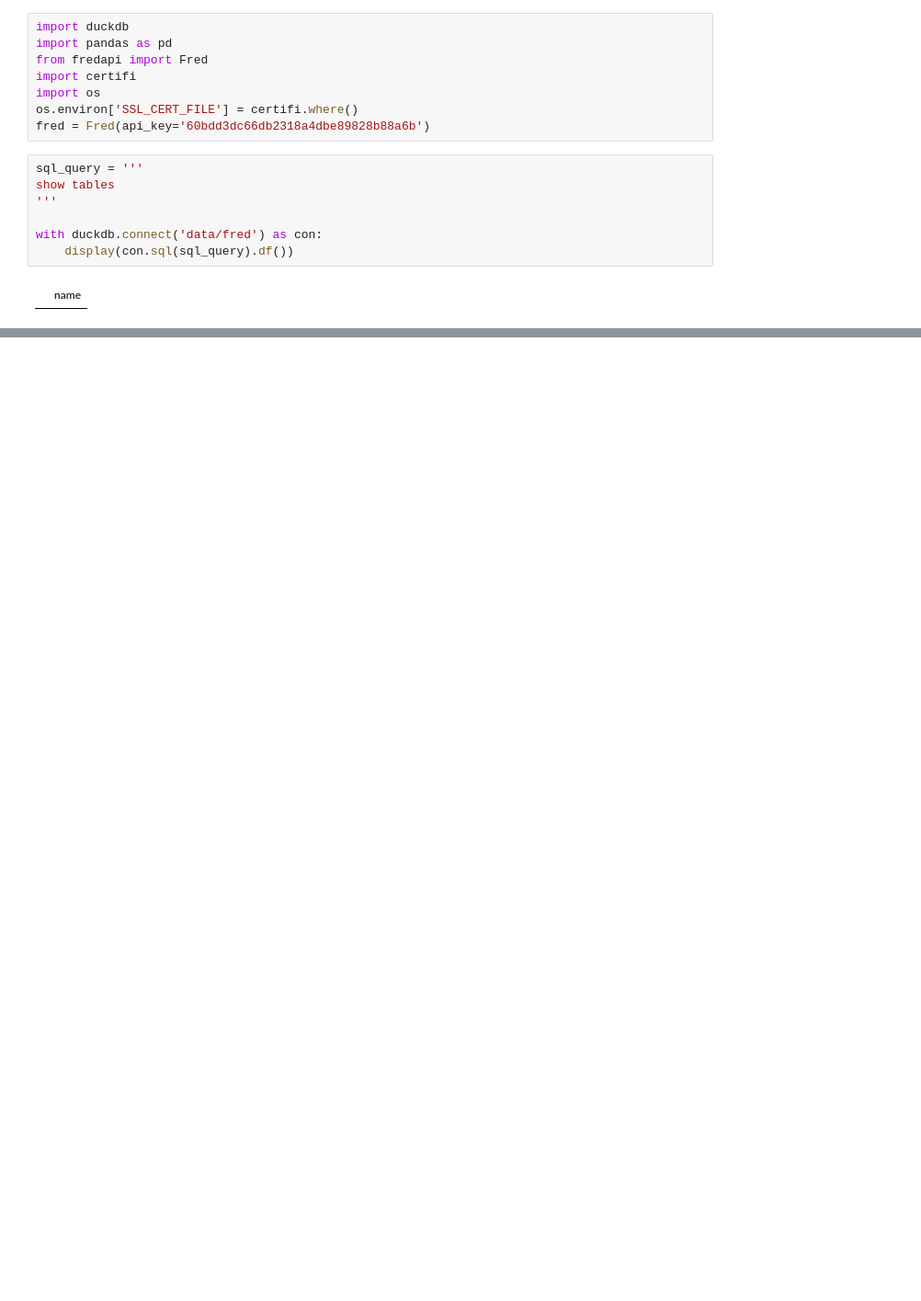
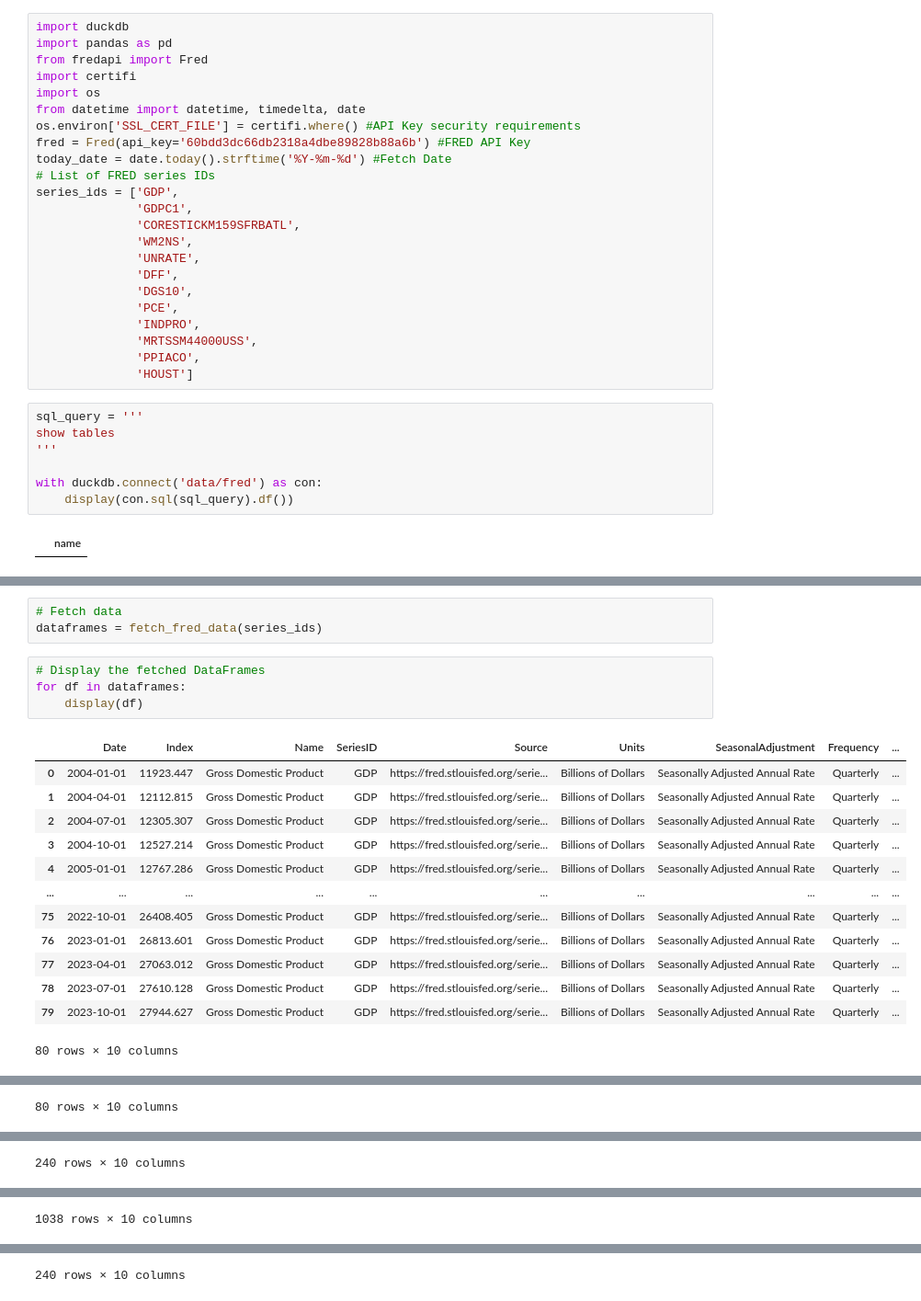
Before and after one commit to jeffreyablack1/FREDDataProject, a Jupyter notebook: run_sql_queries_here.ipynb, the cells around one changed output, grey strips where cells are left out. Shown at 92% size. Drawn from its saved outputs; the diff is of its cells as text; blank space fills up the shorter version.

Commit message:
Build Function for Constructing Dataframes

```diff
--- a/run_sql_queries_here.ipynb
+++ b/run_sql_queries_here.ipynb
@@ -4,8 +4,23 @@ import pandas as pd
 from fredapi import Fred
 import certifi
 import os
-os.environ['SSL_CERT_FILE'] = certifi.where()
-fred = Fred(api_key='60bdd3dc66db2318a4dbe89828b88a6b')
+from datetime import datetime, timedelta, date
+os.environ['SSL_CERT_FILE'] = certifi.where() #API Key security requirements
+fred = Fred(api_key='60bdd3dc66db2318a4dbe89828b88a6b') #FRED API Key
+today_date = date.today().strftime('%Y-%m-%d') #Fetch Date
+# List of FRED series IDs
+series_ids = ['GDP',
+              'GDPC1',
+              'CORESTICKM159SFRBATL',
+              'WM2NS',
+              'UNRATE',
+              'DFF',
+              'DGS10',
+              'PCE',
+              'INDPRO',
+              'MRTSSM44000USS',
+              'PPIACO',
+              'HOUST']
 # %%
 sql_query = '''
 show tables
@@ -195,0 +123,21 @@ DFF_DF
+# %%
+# Fetch data
+dataframes = fetch_fred_data(series_ids)
+# %%
+# Display the fetched DataFrames
+for df in dataframes:
+    display(df)
+# %% [output]
+|  | Date | Index | Name | SeriesID | Source | Units | SeasonalAdjustment | Frequency | ... |
+| 0 | 2004-01-01 | 11923.447 | Gross Domestic Product | GDP | https://fred.stlouisfed.org/serie... | Billions of Dollars | Seasonally Adjusted Annual Rate | Quarterly | ... |
+| 1 | 2004-04-01 | 12112.815 | Gross Domestic Product | GDP | https://fred.stlouisfed.org/serie... | Billions of Dollars | Seasonally Adjusted Annual Rate | Quarterly | ... |
+| 2 | 2004-07-01 | 12305.307 | Gross Domestic Product | GDP | https://fred.stlouisfed.org/serie... | Billions of Dollars | Seasonally Adjusted Annual Rate | Quarterly | ... |
+| 3 | 2004-10-01 | 12527.214 | Gross Domestic Product | GDP | https://fred.stlouisfed.org/serie... | Billions of Dollars | Seasonally Adjusted Annual Rate | Quarterly | ... |
+| 4 | 2005-01-01 | 12767.286 | Gross Domestic Product | GDP | https://fred.stlouisfed.org/serie... | Billions of Dollars | Seasonally Adjusted Annual Rate | Quarterly | ... |
+| ... | ... | ... | ... | ... | ... | ... | ... | ... | ... |
+| 75 | 2022-10-01 | 26408.405 | Gross Domestic Product | GDP | https://fred.stlouisfed.org/serie... | Billions of Dollars | Seasonally Adjusted Annual Rate | Quarterly | ... |
+| 76 | 2023-01-01 | 26813.601 | Gross Domestic Product | GDP | https://fred.stlouisfed.org/serie... | Billions of Dollars | Seasonally Adjusted Annual Rate | Quarterly | ... |
+| 77 | 2023-04-01 | 27063.012 | Gross Domestic Product | GDP | https://fred.stlouisfed.org/serie... | Billions of Dollars | Seasonally Adjusted Annual Rate | Quarterly | ... |
+| 78 | 2023-07-01 | 27610.128 | Gross Domestic Product | GDP | https://fred.stlouisfed.org/serie... | Billions of Dollars | Seasonally Adjusted Annual Rate | Quarterly | ... |
+| 79 | 2023-10-01 | 27944.627 | Gross Domestic Product | GDP | https://fred.stlouisfed.org/serie... | Billions of Dollars | Seasonally Adjusted Annual Rate | Quarterly | ... |
+80 rows × 10 columns
@@ -195,0 +156 @@ DFF_DF
+80 rows × 10 columns
@@ -195,0 +169 @@ DFF_DF
+240 rows × 10 columns
@@ -195,0 +182 @@ DFF_DF
+1038 rows × 10 columns
@@ -195,0 +195 @@ DFF_DF
+240 rows × 10 columns
```
Also changed, not shown: parts of 15 cells of this notebook.
